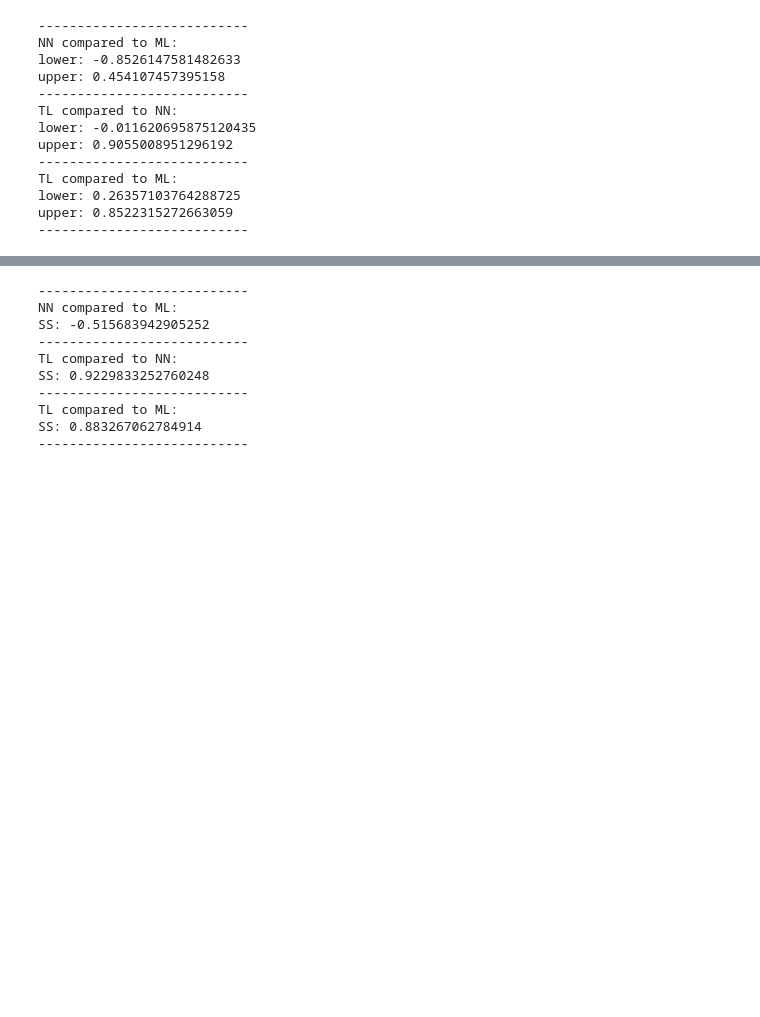
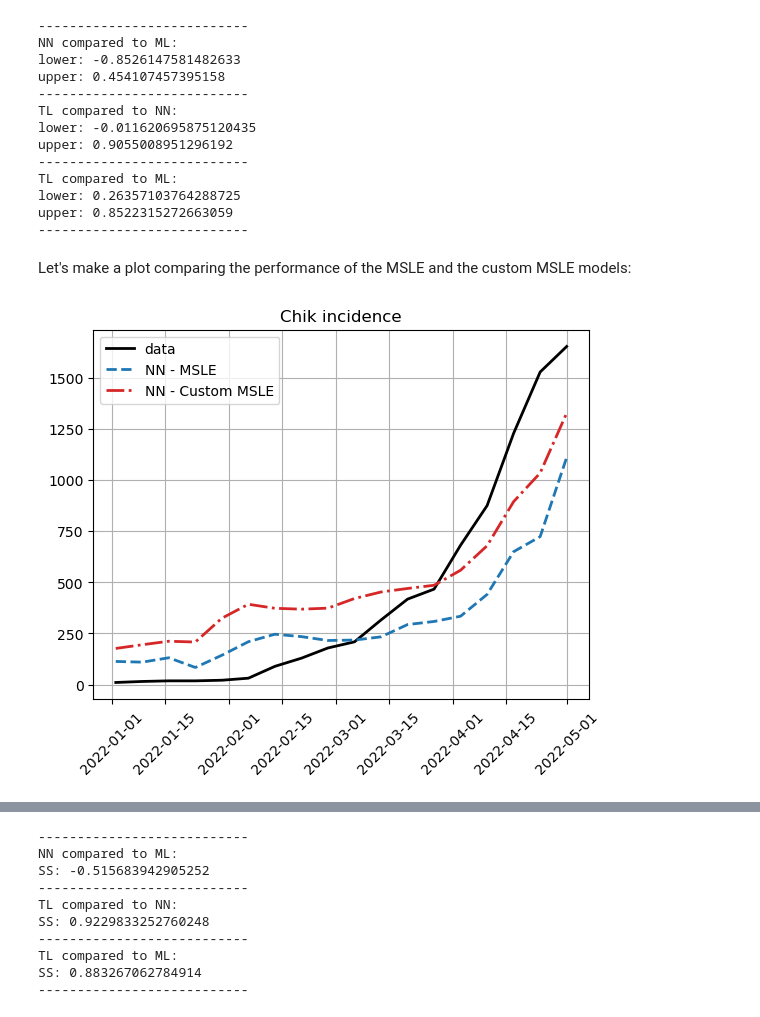
Before and after one commit to AlertaDengue/transfer-learning-forecast, a Jupyter notebook: notebooks/evaluation/evaluate_fortaleza.ipynb, the cells around one changed output, grey strips where cells are left out. Saved outputs shown, nothing was run; the diff lists cells and outputs as text; code cells hidden in the pictures; blank space fills up the shorter version.

```diff
--- a/notebooks/evaluation/evaluate_fortaleza.ipynb
+++ b/notebooks/evaluation/evaluate_fortaleza.ipynb
@@ -88,3 +88,40 @@ TL compared to ML:
 lower: 0.26357103764288725
 upper: 0.8522315272663059
 ---------------------------
+# %% [markdown]
+Let's make a plot comparing the performance of the MSLE and the custom MSLE models:
+# %%
+def plot_comp_losses(data_1, data_2, ini_evaluate, end_evaluate, t_d = True, label = 'NN'):
+    plt.figure()
+
+    plt.title('Chik incidence')
+
+    if t_d == True:
+        ini_index =  data_1['indice'].index(datetime.date(datetime.strptime(ini_evaluate, '%Y-%m-%d')))
+        end_index =  data_1['indice'].index(datetime.date(datetime.strptime(end_evaluate, '%Y-%m-%d')))
+
+    else:
+        ini_index = data_1['indice'].index(datetime.strptime(ini_evaluate, '%Y-%m-%d'))
+        end_index = data_1['indice'].index(datetime.strptime(end_evaluate, '%Y-%m-%d'))
+
+    plt.plot(data_1['indice'][ini_index:end_index], data_1['target'][ini_index - 7: end_index - 7, -1] * data_1['factor'] , color = 'black', label = 'data', linewidth=2)
+
+    plt.plot(data_1['indice'][ini_index:end_index],data_1['pred'].iloc[ini_index - 7: end_index - 7,-1] * data_1['factor'], label = f'{label} - MSLE', ls = 'dashed', linewidth=2)
+
+    plt.plot(data_2['indice'][ini_index:end_index], data_2['pred'].iloc[ini_index - 7: end_index - 7,-1] * data_2['factor'], label = f'{label} - Custom MSLE', linewidth=2,
+                        color = 'tab:red', ls = 'dashdot')
+
+    plt.grid()
+    plt.legend()
+    plt.xticks(rotation=45)
+    plt.show()
+# %%
+with open(f'../../predictions/lstm/lstm_{CITY}_chik_predictions_msle_all.pkl', 'rb') as f:
+    data_1 = pickle.load(f)
+
+with open(f'../../predictions/lstm/lstm_{CITY}_chik_predictions_custom_msle_all.pkl', 'rb') as f:
+    data_2 = pickle.load(f)
+
+plot_comp_losses(data_1, data_2, ini_evaluate, end_evaluate, t_d = False, label = 'NN' )
+# %% [output]
+[figure, added]
```
Also changed, not shown: parts of 6 cells of this notebook, 2 other files.
